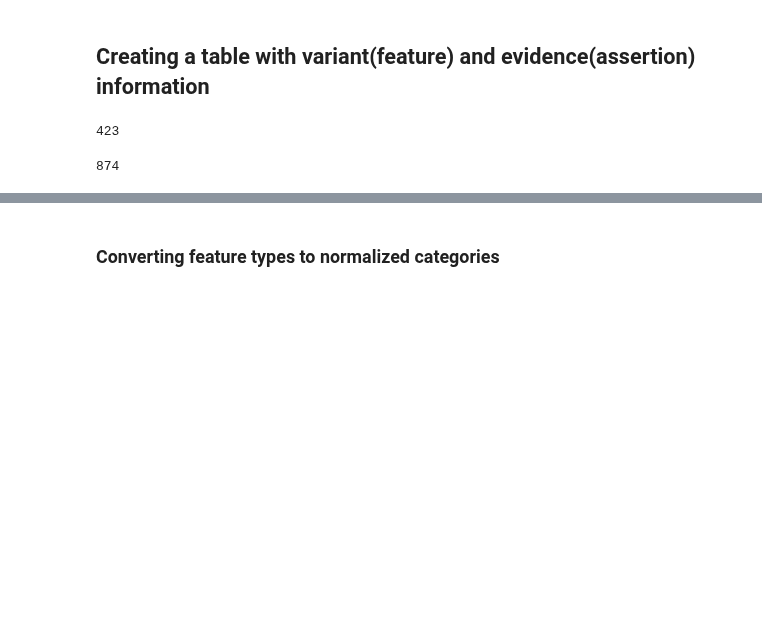
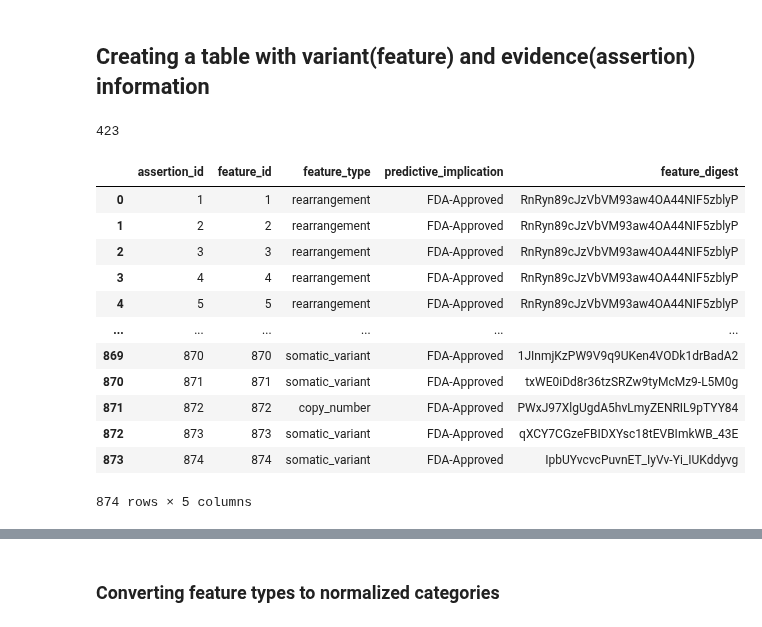
Before and after one commit to cancervariants/variation-normalization, a Jupyter notebook: notebooks/analysis/moa/moa_evidence_analysis.ipynb, the cells around one changed output, grey strips where cells are left out. Cells and saved outputs as stored; diff of their text form; code cells hidden in the pictures; blank space fills up the shorter version.

```diff
--- a/notebooks/analysis/moa/moa_evidence_analysis.ipynb
+++ b/notebooks/analysis/moa/moa_evidence_analysis.ipynb
@@ -32,26 +41,46 @@ print(len(feature_resp_df))
 # %% [output]
 423
 # %%
-import requests
-import json
-
+# Create DF for assertions and their associated feature + predictive implication
 r = requests.get("https://moalmanac.org/api/assertions")
 if r.status_code == 200:
     assertion_data = r.json()
 
 transformed = []
+
 for assertion in assertion_data:
     assertion_id = assertion["assertion_id"]
     predictive_implication = assertion["predictive_implication"]
 
     if len(assertion["features"]) != 1:
         print(f"assertion id ({assertion_id}) does not have 1 feature")
+        continue
 
-    feature_id = assertion["features"][0]["feature_id"]
-    transformed.append({"assertion_id": assertion_id,
-                        "feature_id": feature_id,
-                        "predictive_implication": predictive_implication})
-assertion_resp_df =  pd.DataFrame(transformed)
-print(len(assertion_resp_df))
+    feature = assertion["features"][0]
+    feature_digest = get_feature_digest(feature)
+
+    transformed.append(
+        {
+            "assertion_id": assertion_id,
+            "feature_id": feature["feature_id"],
+            "feature_type": features[feature_digest],
+            "predictive_implication": predictive_implication,
+            "feature_digest": feature_digest
+        }
+    )
+moa_df =  pd.DataFrame(transformed)
+moa_df
 # %% [output]
+|  | assertion_id | feature_id | feature_type | predictive_implication | feature_digest |
+| 0 | 1 | 1 | rearrangement | FDA-Approved | RnRyn89cJzVbVM93aw4OA44NIF5zblyP |
+| 1 | 2 | 2 | rearrangement | FDA-Approved | RnRyn89cJzVbVM93aw4OA44NIF5zblyP |
+| 2 | 3 | 3 | rearrangement | FDA-Approved | RnRyn89cJzVbVM93aw4OA44NIF5zblyP |
+| 3 | 4 | 4 | rearrangement | FDA-Approved | RnRyn89cJzVbVM93aw4OA44NIF5zblyP |
+| 4 | 5 | 5 | rearrangement | FDA-Approved | RnRyn89cJzVbVM93aw4OA44NIF5zblyP |
+| ... | ... | ... | ... | ... | ... |
+| 869 | 870 | 870 | somatic_variant | FDA-Approved | 1JInmjKzPW9V9q9UKen4VODk1drBadA2 |
+| 870 | 871 | 871 | somatic_variant | FDA-Approved | txWE0iDd8r36tzSRZw9tyMcMz9-L5M0g |
+| 871 | 872 | 872 | copy_number | FDA-Approved | PWxJ97XlgUgdA5hvLmyZENRIL9pTYY84 |
+| 872 | 873 | 873 | somatic_variant | FDA-Approved | qXCY7CGzeFBIDXYsc18tEVBImkWB_43E |
+| 873 | 874 | 874 | somatic_variant | FDA-Approved | IpbUYvcvcPuvnET_IyVv-Yi_IUKddyvg |
-874
+874 rows × 5 columns
```
Also changed, not shown: parts of 26 cells of this notebook, 3 other files.
